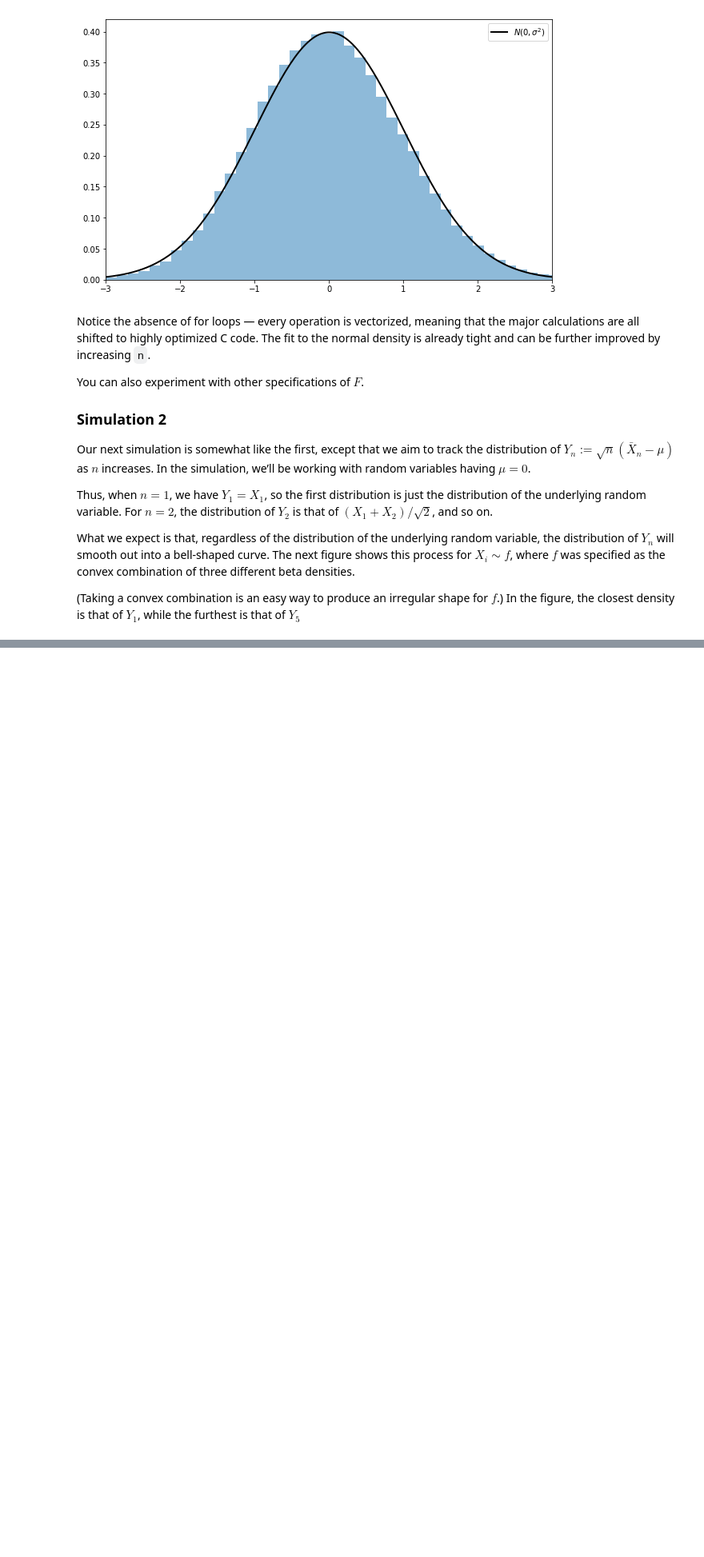
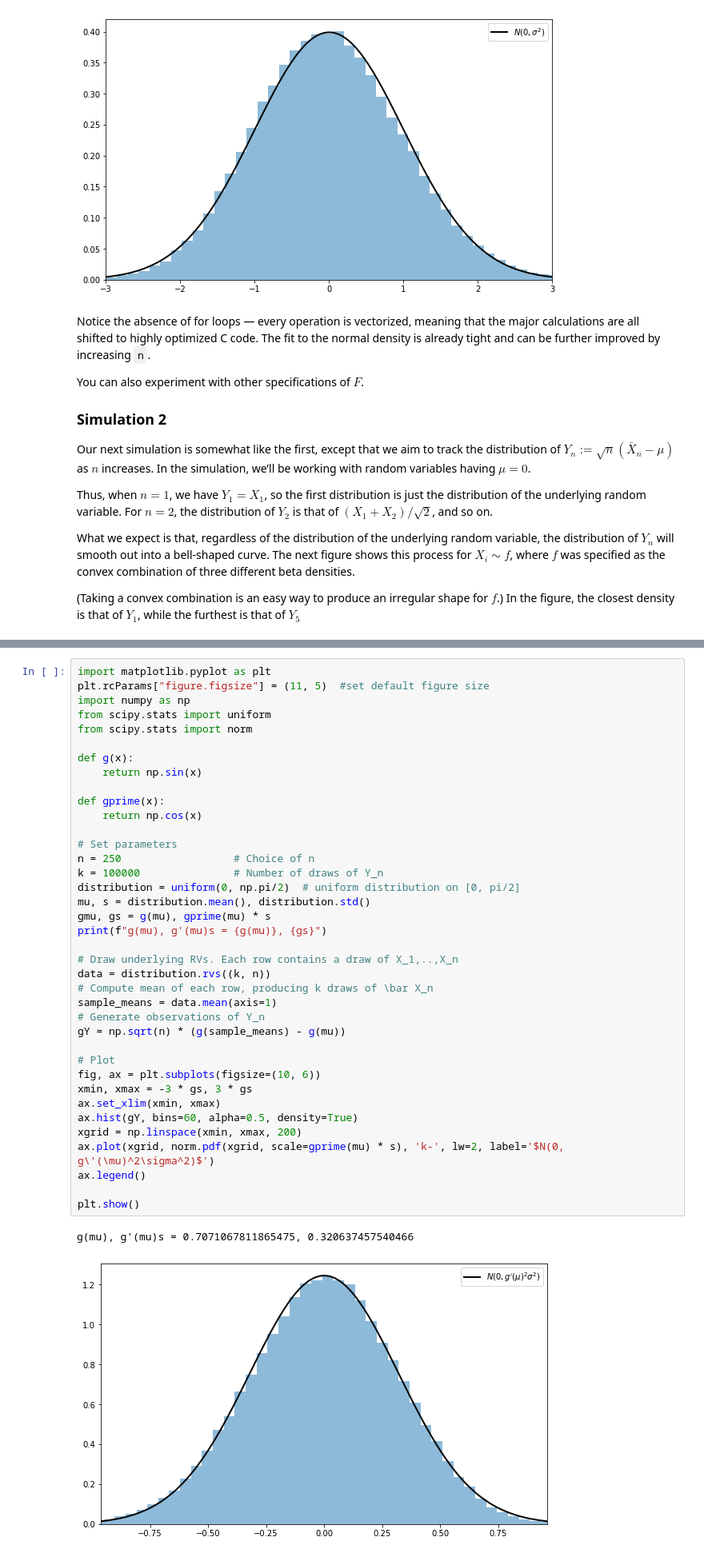
Before and after one commit to beauvilerobed/quantitative-economics-with-python, a Jupyter notebook: elementary_statistics/9_lln_and_clt.ipynb, the cells around one changed output, grey strips where cells are left out. Shown at 80% size. Drawn from its saved outputs; the diff is of its cells as text; blank space fills up the shorter version.

```diff
--- a/elementary_statistics/9_lln_and_clt.ipynb
+++ b/elementary_statistics/9_lln_and_clt.ipynb
@@ -443,0 +493,41 @@ $$
+# %%
+import matplotlib.pyplot as plt
+plt.rcParams["figure.figsize"] = (11, 5)  #set default figure size
+import numpy as np
+from scipy.stats import uniform
+from scipy.stats import norm
+
+def g(x):
+    return np.sin(x)
+
+def gprime(x):
+    return np.cos(x)
+
+# Set parameters
+n = 250                  # Choice of n
+k = 100000               # Number of draws of Y_n
+distribution = uniform(0, np.pi/2)  # uniform distribution on [0, pi/2]
+mu, s = distribution.mean(), distribution.std()
+gmu, gs = g(mu), gprime(mu) * s
+print(f"g(mu), g'(mu)s = {g(mu)}, {gs}")
+
+# Draw underlying RVs. Each row contains a draw of X_1,..,X_n
+data = distribution.rvs((k, n))
+# Compute mean of each row, producing k draws of \bar X_n
+sample_means = data.mean(axis=1)
+# Generate observations of Y_n
+gY = np.sqrt(n) * (g(sample_means) - g(mu))
+
+# Plot
+fig, ax = plt.subplots(figsize=(10, 6))
+xmin, xmax = -3 * gs, 3 * gs
+ax.set_xlim(xmin, xmax)
+ax.hist(gY, bins=60, alpha=0.5, density=True)
+xgrid = np.linspace(xmin, xmax, 200)
+ax.plot(xgrid, norm.pdf(xgrid, scale=gprime(mu) * s), 'k-', lw=2, label='$N(0, g\'(\mu)^2\sigma^2)$')
+ax.legend()
+
+plt.show()
+# %% [output]
+g(mu), g'(mu)s = 0.7071067811865475, 0.320637457540466
+[figure, added]
```
Also changed, not shown: parts of 8 cells of this notebook.
